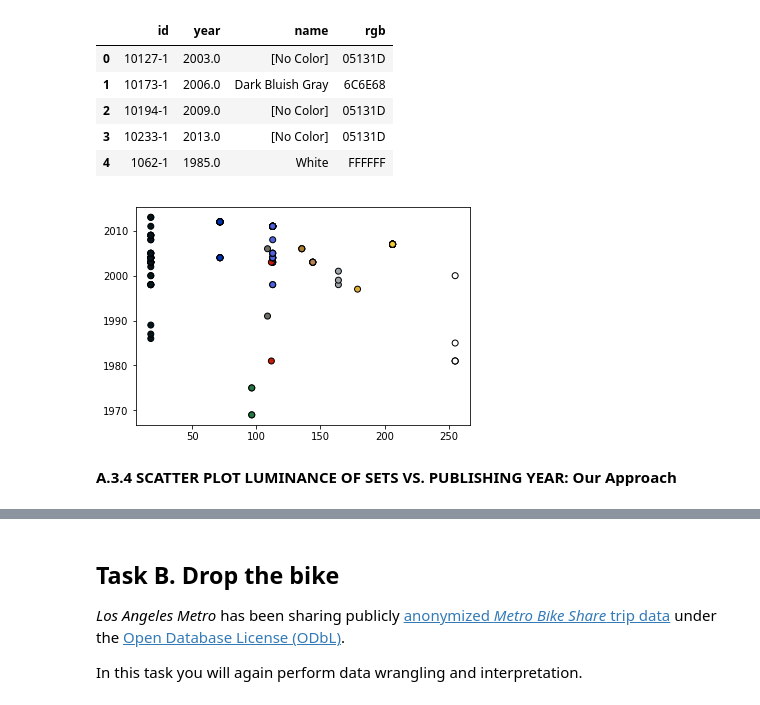
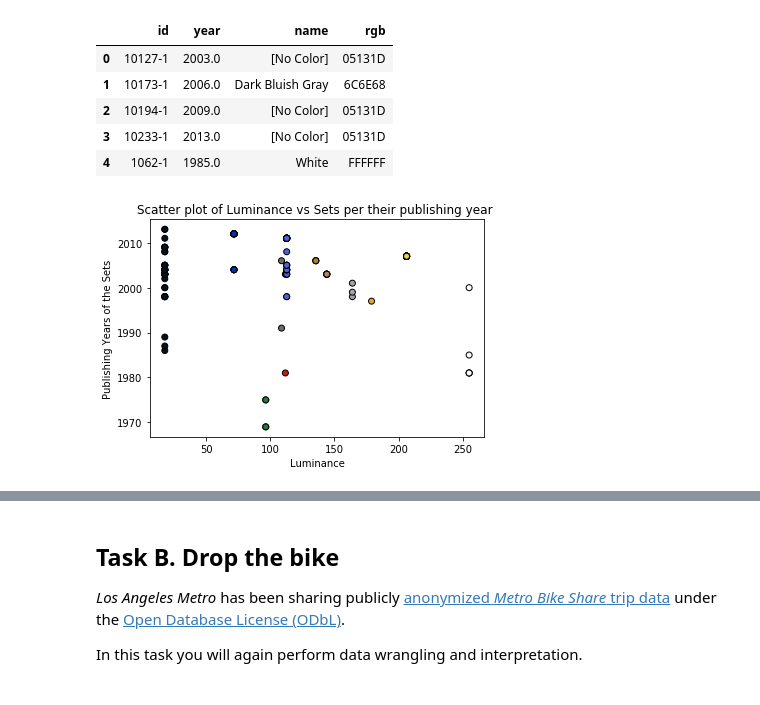
Before and after one commit to vancauwe/my_ADA, a Jupyter notebook: HM1 -Pandas and Data Wrangling/Exercise 1 PartAFinished.ipynb, the cells around one changed output, grey strips where cells are left out. Saved outputs shown, nothing was run; the diff lists cells and outputs as text; code cells hidden in the pictures.

```diff
--- a/HM1 -Pandas and Data Wrangling/Exercise 1 PartAFinished.ipynb
+++ b/HM1 -Pandas and Data Wrangling/Exercise 1 PartAFinished.ipynb
@@ -646,33 +703,34 @@ def hex_to_rgb(hexcode):
     hexcode=tuple([int(hexcode[k:k+2], 16) for k in (0,2,4)])
     return hexcode
 
 def compute_luminance(rgb):
     R2=np.power(rgb[0],2)
     G2=np.power(rgb[1],2)
     B2=np.power(rgb[2],2)
     luminance=np.sqrt(0.299*R2+0.587*G2+0.114*B2)
     return luminance
 
 #Convert the hex codes to the RGB triplets
 ColorToYearCopy=ColorToYear.copy()
 ColorToYearCopy['rgb']=ColorToYearCopy['rgb'].apply(lambda x: hex_to_rgb(x))
 
 #Add a column corresponding to the Luminance in the DataFrame
 luminance=ColorToYearCopy['rgb'].apply(lambda x: compute_luminance(x))
 ColorToYearCopy['luminance'] = pd.Series(luminance, index=ColorToYearCopy.index)
 ColorToYearCopy=ColorToYearCopy.sort_values(by=['year'],ascending=True)
 ColorToYearCopy.head(20)
 
 # Order to have the rgb codes in the same order to color each point of the scatter plot
 ColorToYear=ColorToYear.sort_values(by=['year'],ascending=True)
 
 #Make Scatterplot of Years vs. Luminance
 # Plot the scatter plot with each point the color it is affected to
 scatterplot=plt.scatter(ColorToYearCopy['luminance'],ColorToYearCopy['year'], \
                         color=ColorToYear['rgb'].apply(lambda x: '#{}'.format(x)), edgecolor='black')
 
+plt.title('Scatter plot of Luminance vs Sets per their publishing year ')
+plt.xlabel('Luminance')
+plt.ylabel('Publishing Years of the Sets')
 plt.show()
 # %% [output]
-[figure, old version]
+[figure, new version]
-# %% [markdown]
-**A.3.4 SCATTER PLOT LUMINANCE OF SETS VS. PUBLISHING YEAR: Our Approach**
```
Also changed, not shown: parts of 11 cells of this notebook, 3 other files.
